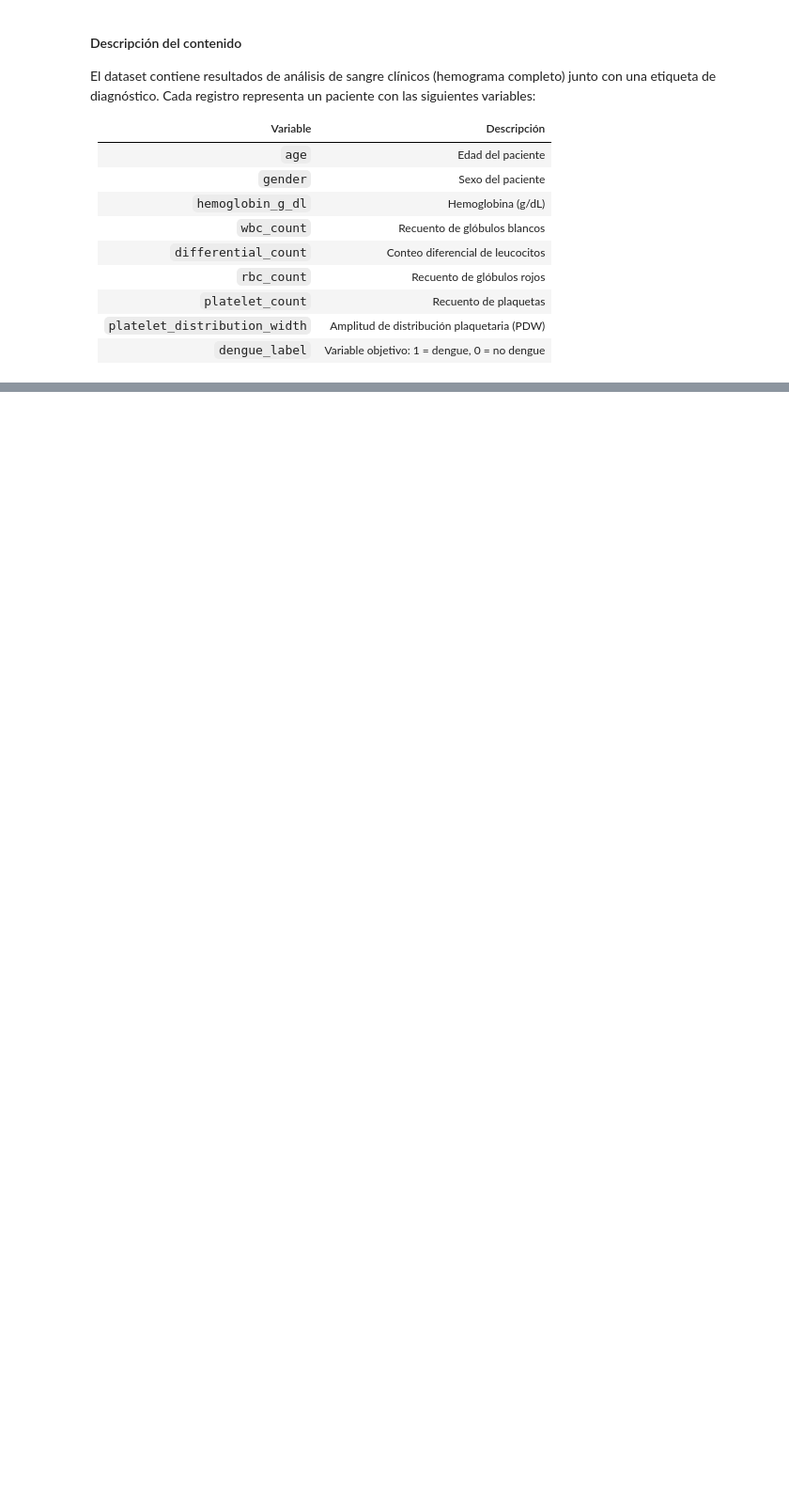
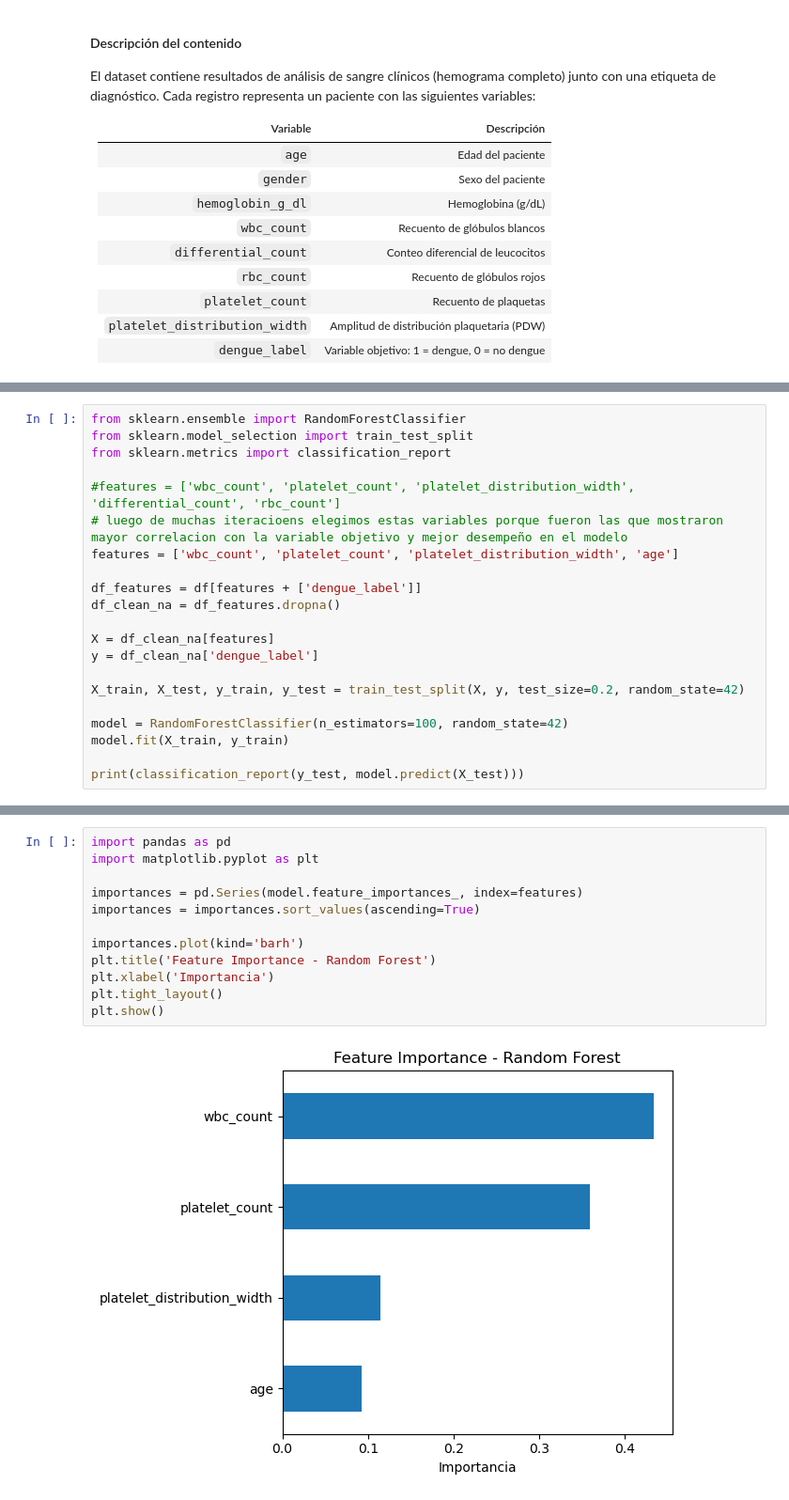
Before and after one commit to nColli/dengue-detection-ml, a Jupyter notebook: train.ipynb, the cells around one changed output, grey strips where cells are left out. Shown at 94% size. Saved outputs shown, nothing was run; the diff lists cells and outputs as text; blank space fills up the shorter version.

```diff
--- a/train.ipynb
+++ b/train.ipynb
@@ -65,0 +215,21 @@ Using Colab cache for faster access to the 'dengue-detection-dataset-clinical-da
+# %%
+from sklearn.ensemble import RandomForestClassifier
+from sklearn.model_selection import train_test_split
+from sklearn.metrics import classification_report
+
+#features = ['wbc_count', 'platelet_count', 'platelet_distribution_width', 'differential_count', 'rbc_count']
+# luego de muchas iteracioens elegimos estas variables porque fueron las que mostraron mayor correlacion con la variable objetivo y mejor desempeño en el modelo
+features = ['wbc_count', 'platelet_count', 'platelet_distribution_width', 'age']
+
+df_features = df[features + ['dengue_label']]
+df_clean_na = df_features.dropna()
+
+X = df_clean_na[features]
+y = df_clean_na['dengue_label']
+
+X_train, X_test, y_train, y_test = train_test_split(X, y, test_size=0.2, random_state=42)
+
+model = RandomForestClassifier(n_estimators=100, random_state=42)
+model.fit(X_train, y_train)
+
+print(classification_report(y_test, model.predict(X_test)))
@@ -65,0 +318,14 @@ Using Colab cache for faster access to the 'dengue-detection-dataset-clinical-da
+# %%
+import pandas as pd
+import matplotlib.pyplot as plt
+
+importances = pd.Series(model.feature_importances_, index=features)
+importances = importances.sort_values(ascending=True)
+
+importances.plot(kind='barh')
+plt.title('Feature Importance - Random Forest')
+plt.xlabel('Importancia')
+plt.tight_layout()
+plt.show()
+# %% [output]
+[figure, added]
```
Also changed, not shown: parts of 31 cells of this notebook.
